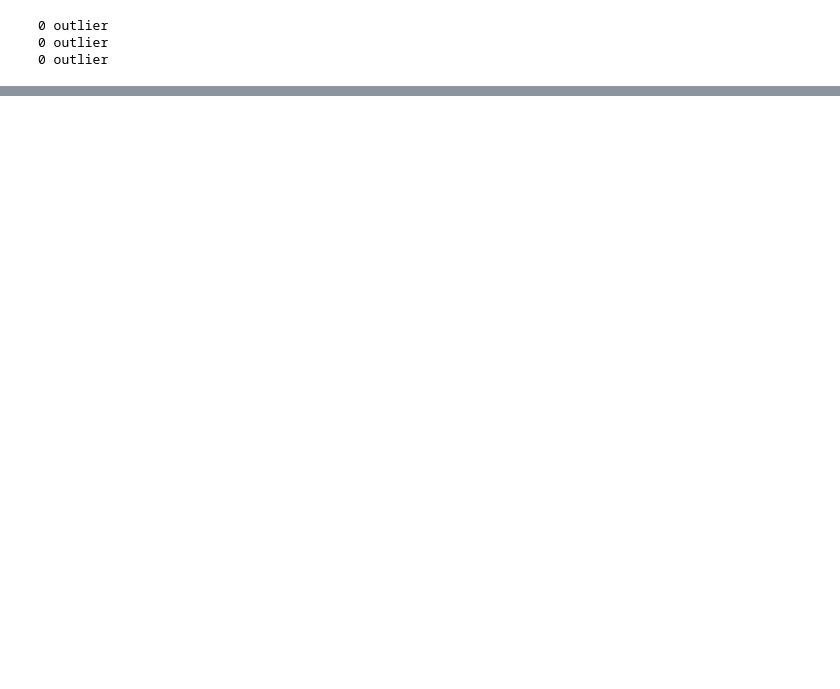
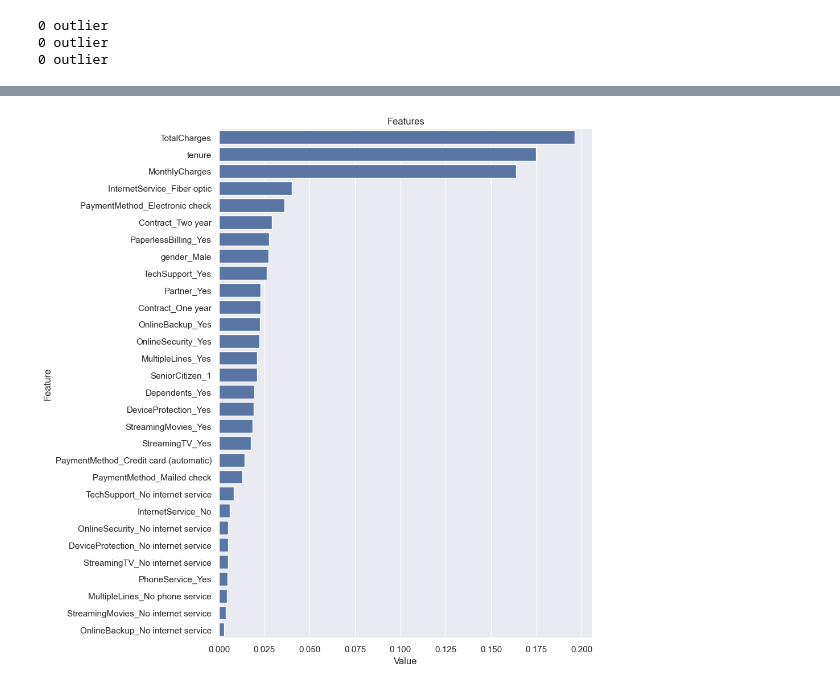
Before and after one commit to Boozkann/Telco_Churn_Analysis, a Jupyter notebook: Telco_Customer_Churn.ipynb, the cells around one changed output, grey strips where cells are left out. Saved outputs shown, nothing was run; the diff lists cells and outputs as text; code cells hidden in the pictures; blank space fills up the shorter version.

```diff
--- a/Telco_Customer_Churn.ipynb
+++ b/Telco_Customer_Churn.ipynb
@@ -545,0 +1011,2 @@ for col in num_cols:
+# %%
+dff=telco_load()
@@ -545,0 +1065,17 @@ for col in num_cols:
+# %%
+def importance_ploting(model, features, num=len(X), save=False):
+    feature_imp = pd.DataFrame({'Value': model.feature_importances_, 'Feature': features.columns})
+    plt.figure(figsize=(10, 10))
+    sns.set(font_scale=1)
+    sns.barplot(x="Value", y="Feature", data=feature_imp.sort_values(by="Value",
+                                                                      ascending=False)[0:num])
+    plt.title('Features')
+    plt.tight_layout()
+    plt.show()
+    if save:
+        plt.savefig('importances.png')
+
+
+importance_ploting(rf_model, X_train)
+# %% [output]
+[figure, added]
```
Also changed, not shown: parts of 55 cells of this notebook.
